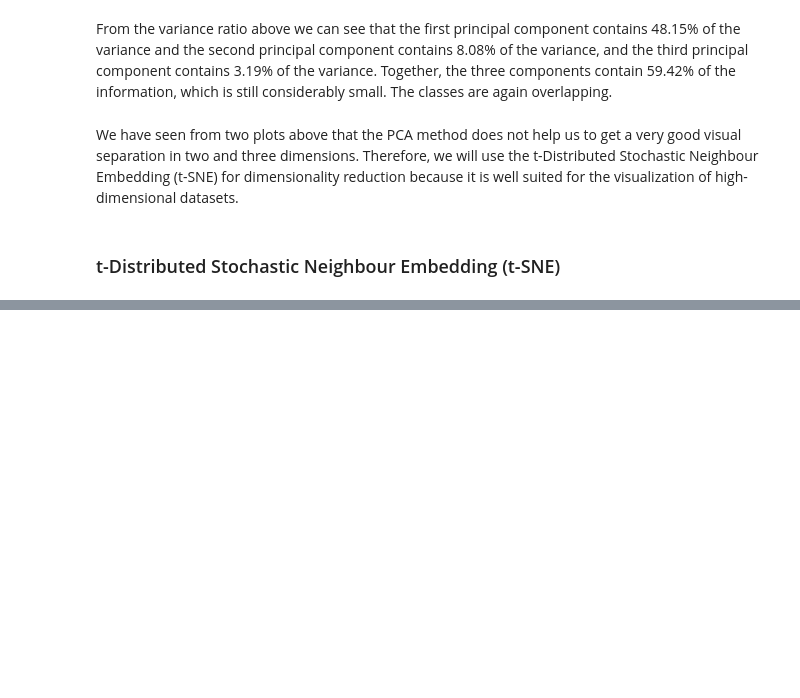
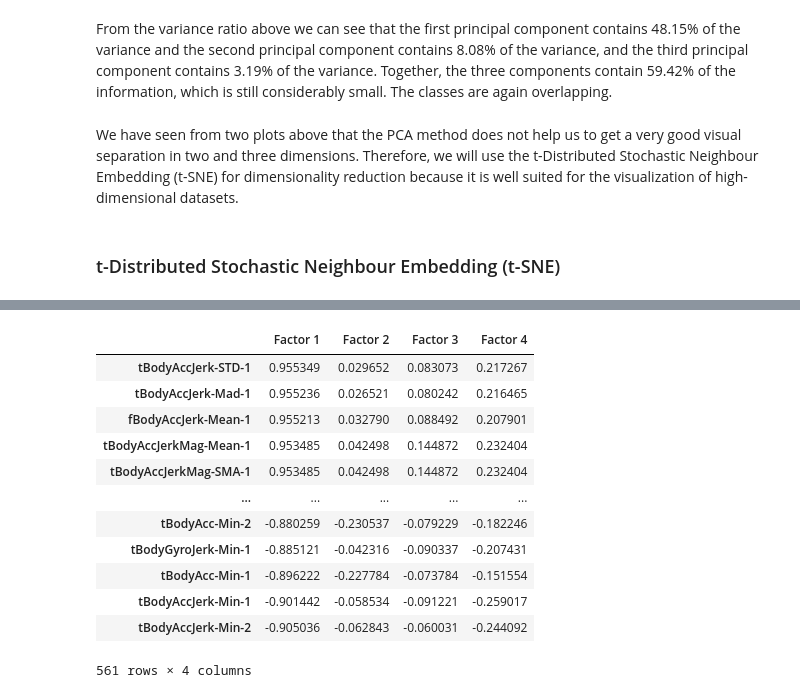
Before and after one commit to zunedz/CS3244-Project, a Jupyter notebook: Project.ipynb, the cells around one changed output, grey strips where cells are left out. Saved outputs shown, nothing was run; the diff lists cells and outputs as text; code cells hidden in the pictures; blank space fills up the shorter version.

```diff
--- a/Project.ipynb
+++ b/Project.ipynb
@@ -271,0 +311,17 @@ acc_RF_n
+# %%
+#Showing the Weights of each variable as a factor to see which features can be considered, sorted in descending order
+pd.DataFrame(fac_analyzer.loadings_, columns = ['Factor 1', 'Factor 2', 'Factor 3', 'Factor 4'], index = [fa_train.columns]).sort_values(by = ['Factor 1', 'Factor 2', 'Factor 3', 'Factor 4'], ascending = False)
+# %% [output]
+|  | Factor 1 | Factor 2 | Factor 3 | Factor 4 |
+| tBodyAccJerk-STD-1 | 0.955349 | 0.029652 | 0.083073 | 0.217267 |
+| tBodyAccJerk-Mad-1 | 0.955236 | 0.026521 | 0.080242 | 0.216465 |
+| fBodyAccJerk-Mean-1 | 0.955213 | 0.032790 | 0.088492 | 0.207901 |
+| tBodyAccJerkMag-Mean-1 | 0.953485 | 0.042498 | 0.144872 | 0.232404 |
+| tBodyAccJerkMag-SMA-1 | 0.953485 | 0.042498 | 0.144872 | 0.232404 |
+| ... | ... | ... | ... | ... |
+| tBodyAcc-Min-2 | -0.880259 | -0.230537 | -0.079229 | -0.182246 |
+| tBodyGyroJerk-Min-1 | -0.885121 | -0.042316 | -0.090337 | -0.207431 |
+| tBodyAcc-Min-1 | -0.896222 | -0.227784 | -0.073784 | -0.151554 |
+| tBodyAccJerk-Min-1 | -0.901442 | -0.058534 | -0.091221 | -0.259017 |
+| tBodyAccJerk-Min-2 | -0.905036 | -0.062843 | -0.060031 | -0.244092 |
+561 rows × 4 columns
```
Also changed, not shown: parts of 18 cells of this notebook, 1 other file.
